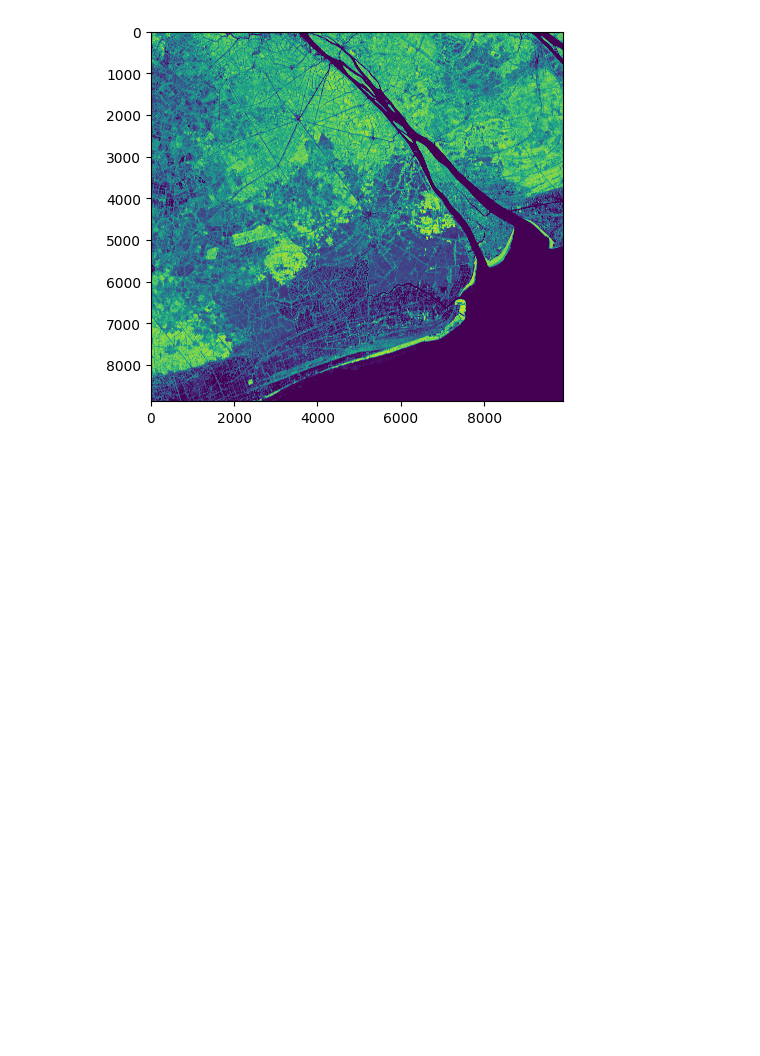
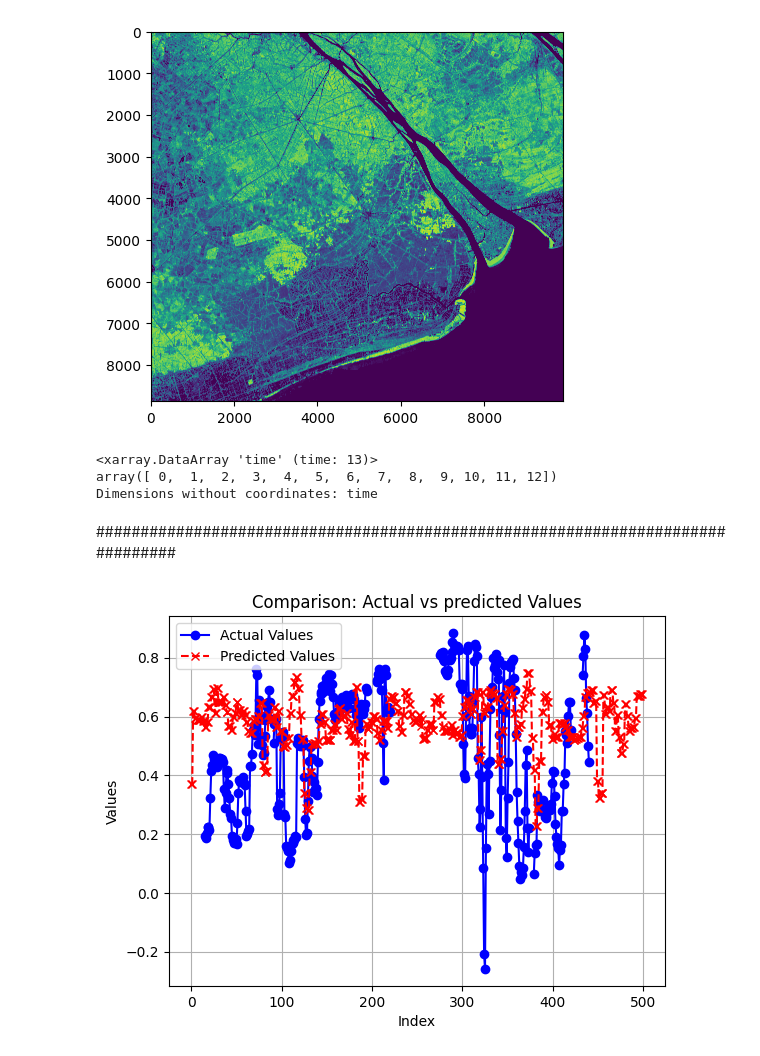
Before and after one commit to minhify/CTU-CSIROBoeingPhase5, a Jupyter notebook: fill_cloud.ipynb, the cells around one changed output. Drawn from its saved outputs; the diff is of its cells as text; code cells hidden in the pictures; blank space fills up the shorter version.

```diff
--- a/fill_cloud.ipynb
+++ b/fill_cloud.ipynb
@@ -50,7 +45,7 @@ joblib.dump(best_regressor, file_path)
 ###########################################################################
 # %%
 data = np.load('datasets/ndvi_vh_vv_raw_data.npz')
-fill_nan_model = joblib.load('model_train/regressor/500points/fill_nan_model_rf.pkl')
+fill_nan_model = joblib.load('model_train/regressor/500points/fill_nan_model_gb.pkl')
 # %%
 vh = data['vh']
 vv = data['vv']
@@ -73,4 +68,17 @@ plt.imshow(filled_ndvi[6], vmin=0, vmax=1)
 # %% [output]
 <matplotlib.image.AxesImage at 0x...>
 [figure]
+# %%
+ndvi_data_array = xr.DataArray(
+    filled_ndvi,                 # Your NDVI data
+    dims=["time", "x", "y"],      # Dimension names
+    name="NDVI"                  # Optional name for the DataArray
+)
+
+# Now `ndvi_data_array` is a DataArray with time, x, and y dimensions
+print(ndvi_data_array.time)
+# %% [output]
+<xarray.DataArray 'time' (time: 13)>
+array([ 0,  1,  2,  3,  4,  5,  6,  7,  8,  9, 10, 11, 12])
+Dimensions without coordinates: time
 # %%
@@ -77,0 +86,2 @@ np.savez('rf_filled_cloud.npz', ndvi=filled_ndvi, vv=vv, vh=vh)
+# %% [markdown]
+################################################################################
@@ -77,0 +90,33 @@ np.savez('rf_filled_cloud.npz', ndvi=filled_ndvi, vv=vv, vh=vh)
+# %%
+vhvv_test = np.stack([vh[0][0][0:500], vv[0][0][0:500]], axis=1)
+
+actual_200_ndvi = ndvi[0][0][0:500]
+predicted_200_ndvi = fill_nan_model.predict(vhvv_test)
+# %%
+import matplotlib.pyplot as plt
+
+# Sample data
+actual_values = [10, 15, 7, 10, 5]
+adjusted_values = [12, 13, 9, 11, 6]
+
+# Plotting the actual values
+plt.plot(actual_200_ndvi, marker='o', linestyle='-', color='b', label='Actual Values')
+
+# Plotting the adjusted values
+plt.plot(predicted_200_ndvi, marker='x', linestyle='--', color='r', label='Predicted Values')
+
+# Adding labels and title
+plt.xlabel('Index')
+plt.ylabel('Values')
+plt.title('Comparison: Actual vs predicted Values')
+
+# Adding grid
+plt.grid(True)
+
+# Adding legend to differentiate the lines
+plt.legend()
+
+# Display the plot
+plt.show()
+# %% [output]
+[figure, added]
```
Also changed, not shown: parts of 5 cells of this notebook, 5 other files.
